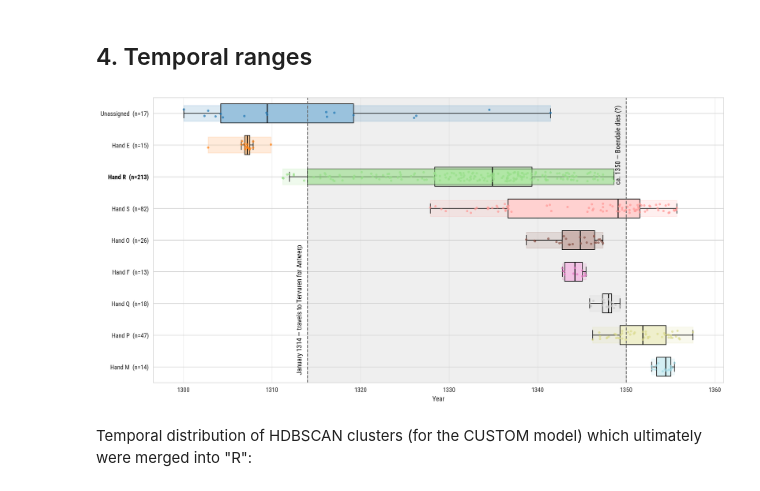
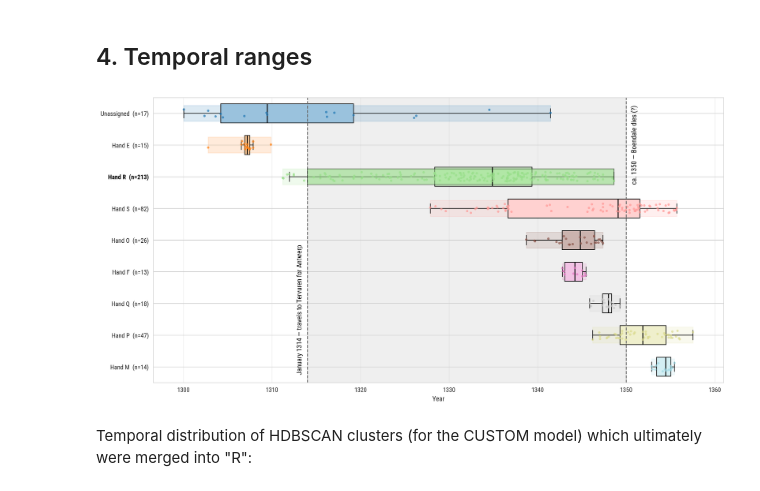
Before and after one commit to mikekestemont/little-hands, a Jupyter notebook: analysis/03-graphetic.ipynb, the cells around one changed output. Cells and saved outputs as stored; diff of their text form; code cells hidden in the pictures.

Commit message:
Fig. 5: move 'Boendale dies' label to the right of the 1350 line
Readability fix: the ca. 1350 death annotation overlapped the shaded
window/Hand S; flipped its offset and alignment so it sits in the
whitespace right of the dashed line. No data/window change.

Co-Authored-By: Claude Opus 4.8 <noreply@anthropic.com>

```diff
--- a/analysis/03-graphetic.ipynb
+++ b/analysis/03-graphetic.ipynb
@@ -677,8 +677,8 @@ ax.annotate('January 1314 — travels to Tervuren for Antwerp',
             rotation=90, va='bottom', ha='right', fontsize=11, color='black', zorder=5)
 ax.annotate('ca. 1350 — Boendale dies (?)',
             xy=(win_hi, 0.99), xycoords=trans,
-            xytext=(-7, -8), textcoords='offset points',
-            rotation=90, va='top', ha='right', fontsize=11, color='black', zorder=5)
+            xytext=(7, -8), textcoords='offset points',
+            rotation=90, va='top', ha='left', fontsize=11, color='black', zorder=5)
 
 # bars / scatter
 for i, (patch, color) in enumerate(zip(bp['boxes'], colors)):
@@ -708,34 +708,34 @@ for i, (patch, color) in enumerate(zip(bp['boxes'], colors)):
     jitter = np.random.default_rng(42).uniform(-0.15, 0.15, size=len(grp))
     ax.scatter(grp['date_frac'], y + jitter, s=14, color=color,
                alpha=0.7, zorder=3, edgecolors='none')
 
 for median_line in bp['medians']:
     median_line.set_color('black')
     median_line.set_linewidth(1.5)
     median_line.set_zorder(3)
 
 # y labels: bold only Hand R
 ax.set_yticks(range(1, len(order) + 1))
 ax.set_yticklabels([f"{hand_name(r.label)}  (n={r.n})" for _, r in cs.iterrows()],
                    fontsize=10)
 for tick, (_, r) in zip(ax.get_yticklabels(), cs.iterrows()):
     if r.label == 'R':
         tick.set_color('black'); tick.set_fontweight('bold')
 
 # slightly broader x-axis
 xmin = min(sub['date_frac'].min(), win_lo)
 xmax = max(sub['date_frac'].max(), win_hi)
 pad = 0.06 * (xmax - xmin)
 ax.set_xlim(xmin - pad, xmax + pad)
 
 ax.invert_yaxis()
 ax.set_xlabel('Year', fontsize=11)
 ax.grid(axis='x', which='major', alpha=0.4)
 plt.tight_layout()
 plt.savefig('../outputs/all-ranges.png', dpi=300, bbox_inches='tight')
 plt.show()
 # %% [output]
-[figure, old version]
+[figure, new version]
 # %%
 def plot_hand_range(df, hand_label, out_path, min_docs=5):
     """Boxplot of CUSTOM (HDBSCAN) sub-cluster date ranges for a single
```
